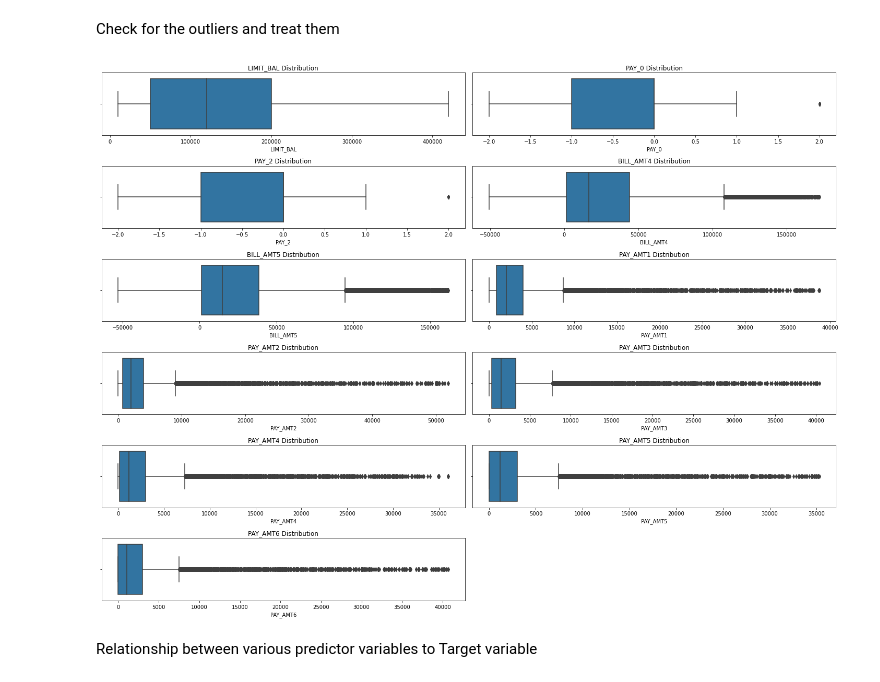
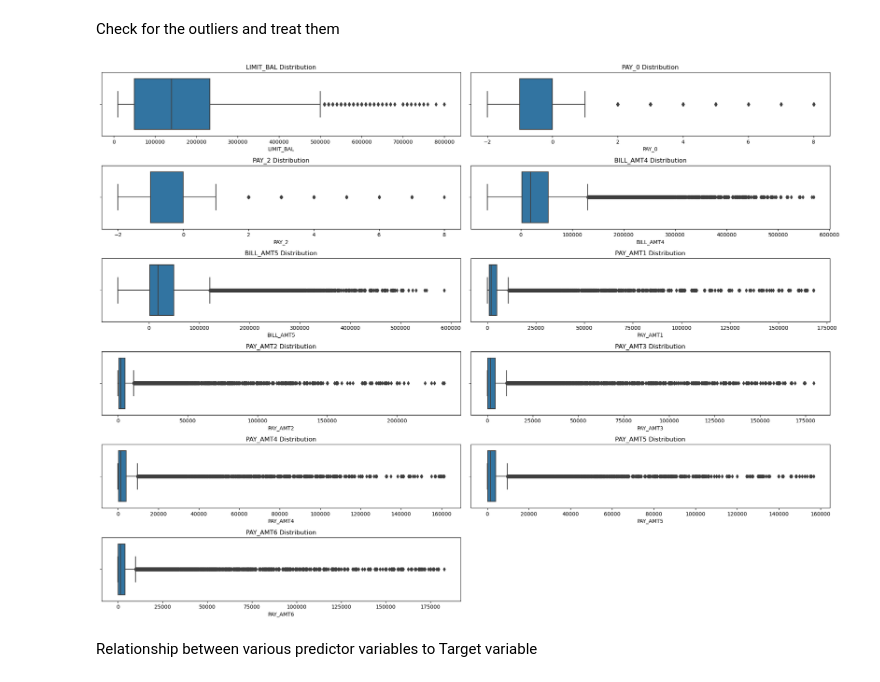
Before and after one commit to Amoskipkirui/Project-credit-scoring, a Jupyter notebook: index.ipynb, the cells around one changed output. Saved outputs shown, nothing was run; the diff lists cells and outputs as text; code cells hidden in the pictures.

```diff
--- a/index.ipynb
+++ b/index.ipynb
@@ -127,0 +154,2 @@ Check for duplicates
+# %%
+df.drop_duplicates(keep=False, inplace=True)
@@ -252,34 +297,34 @@ Check for the outliers and treat them
 # %%
 cols = ['LIMIT_BAL','PAY_0', 'PAY_2', 'BILL_AMT4','BILL_AMT5','PAY_AMT1','PAY_AMT2','PAY_AMT3','PAY_AMT4','PAY_AMT5','PAY_AMT6']
 # %%
-def remove_outliers(df, columns, threshold=2):
+def remove_outliers(df, columns, threshold=10):
 
     df_cleaned = df.copy()  # Create a copy of the DataFrame
 
     for column in columns:
         z_scores = (df[column] - df[column].mean()) / df[column].std()  # Calculate Z-scores
         outliers = df_cleaned.loc[abs(z_scores) > threshold]  # Find outliers based on threshold
         df_cleaned = df_cleaned.drop(outliers.index)  # Remove outliers from the DataFrame
 
     return df_cleaned
 
 
 # Specify the columns to remove outliers from
 columns_to_remove_outliers = cols
 
 # Remove outliers from the DataFrame
 df_cleaned = remove_outliers(df, columns_to_remove_outliers)
 
 # Plot box plots for the cleaned DataFrame
 plt.figure(figsize=(20, 15))
 for i, column in enumerate(columns_to_remove_outliers):
     plt.subplot(len(columns_to_remove_outliers)//2 + len(columns_to_remove_outliers)%2, 2, i+1)
     sns.boxplot(data=df_cleaned, x=column)
     plt.title(f"{column} Distribution")
 plt.tight_layout()
 plt.show()
 # %% [output]
-[figure, old version]
+[figure, new version]
 # %% [markdown]
 Relationship between various predictor variables to Target variable
 # %% [markdown]
```
Also changed, not shown: parts of 32 cells of this notebook, 1 other file.
